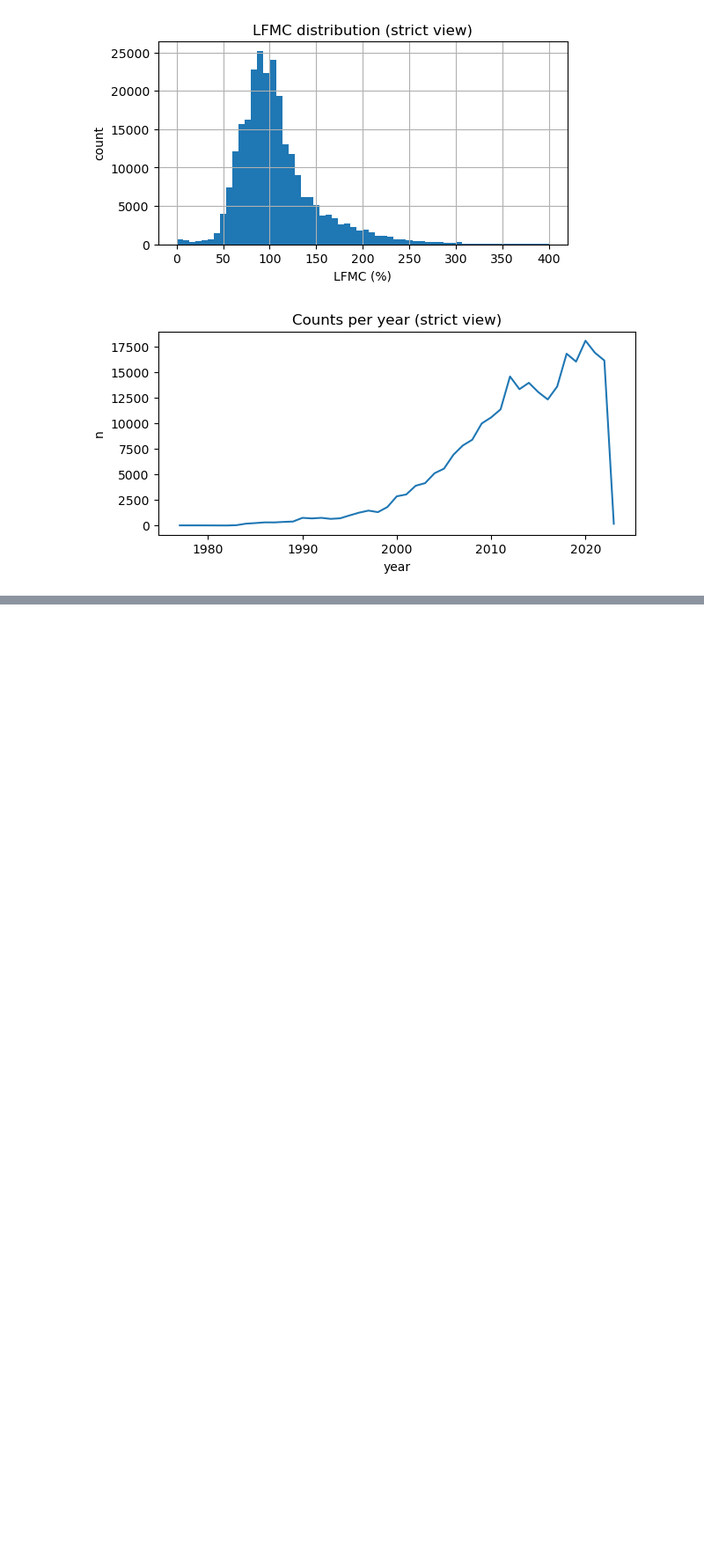
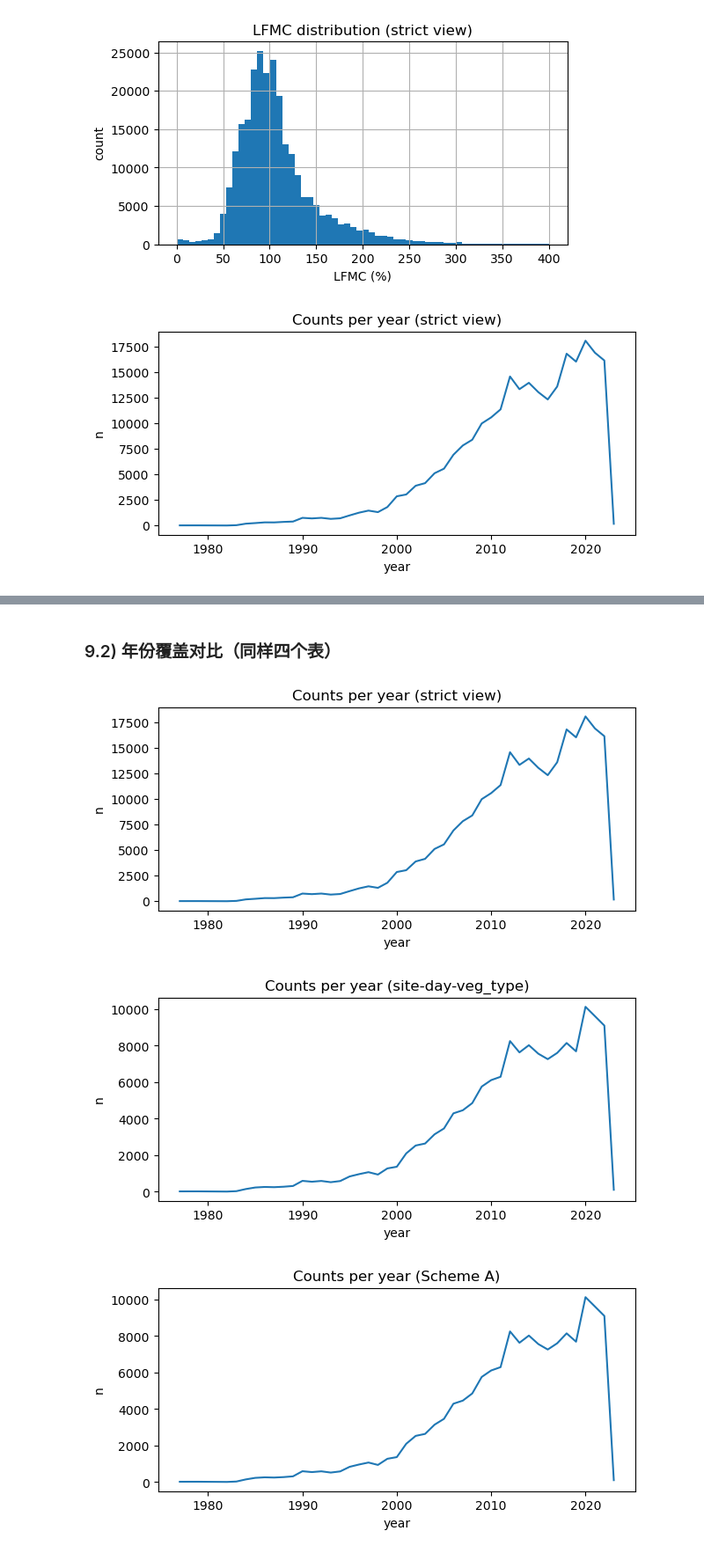
Before and after one commit to thyZY/LFMCRegressor, a Jupyter notebook: notebooks/01_lfmc_read_clean.ipynb, the cells around one changed output, grey strips where cells are left out. Shown at 88% size. Drawn from its saved outputs; the diff is of its cells as text; code cells hidden in the pictures; blank space fills up the shorter version.

```diff
--- a/notebooks/01_lfmc_read_clean.ipynb
+++ b/notebooks/01_lfmc_read_clean.ipynb
@@ -484,0 +640,32 @@ plt.show()
+# %% [markdown]
+### 9.2) 年份覆盖对比（同样四个表）
+# %%
+def plot_counts_per_year(df, title):
+    if "year" in df.columns:
+        s = df.groupby("year")["lfmc_pct"].count()
+    else:
+        # fallback: from date
+        year = pd.to_datetime(df["date"]).dt.year
+        s = df.assign(year=year).groupby("year")["lfmc_pct"].count()
+
+    plt.figure(figsize=(7,3))
+    s.plot()
+    plt.title(title)
+    plt.xlabel("year")
+    plt.ylabel("n")
+    plt.show()
+
+plot_counts_per_year(df_strict_live, "Counts per year (strict view)")
+
+if "df_site_day" in globals() and df_site_day is not None:
+    plot_counts_per_year(df_site_day, "Counts per year (site-day-veg_type)")
+
+if "df_A_site_day_match" in globals() and df_A_site_day_match is not None:
+    plot_counts_per_year(df_A_site_day_match, "Counts per year (Scheme A)")
+
+if "df_B_grid_day" in globals() and df_B_grid_day is not None:
+    plot_counts_per_year(df_B_grid_day, "Counts per year (Scheme B)")
+# %% [output]
+[figure, added]
+[figure, added]
+[figure, added]
```
Also changed, not shown: parts of 14 cells of this notebook, 11 other files.
